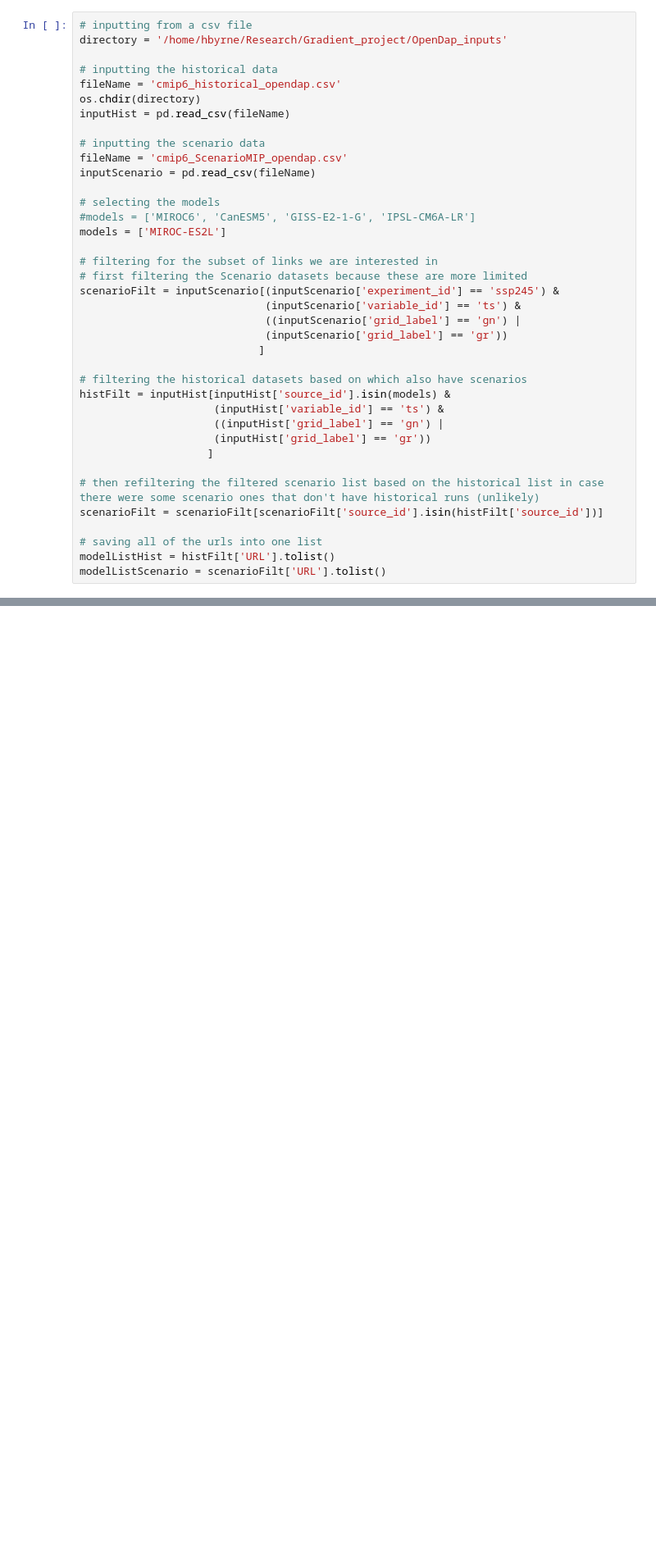
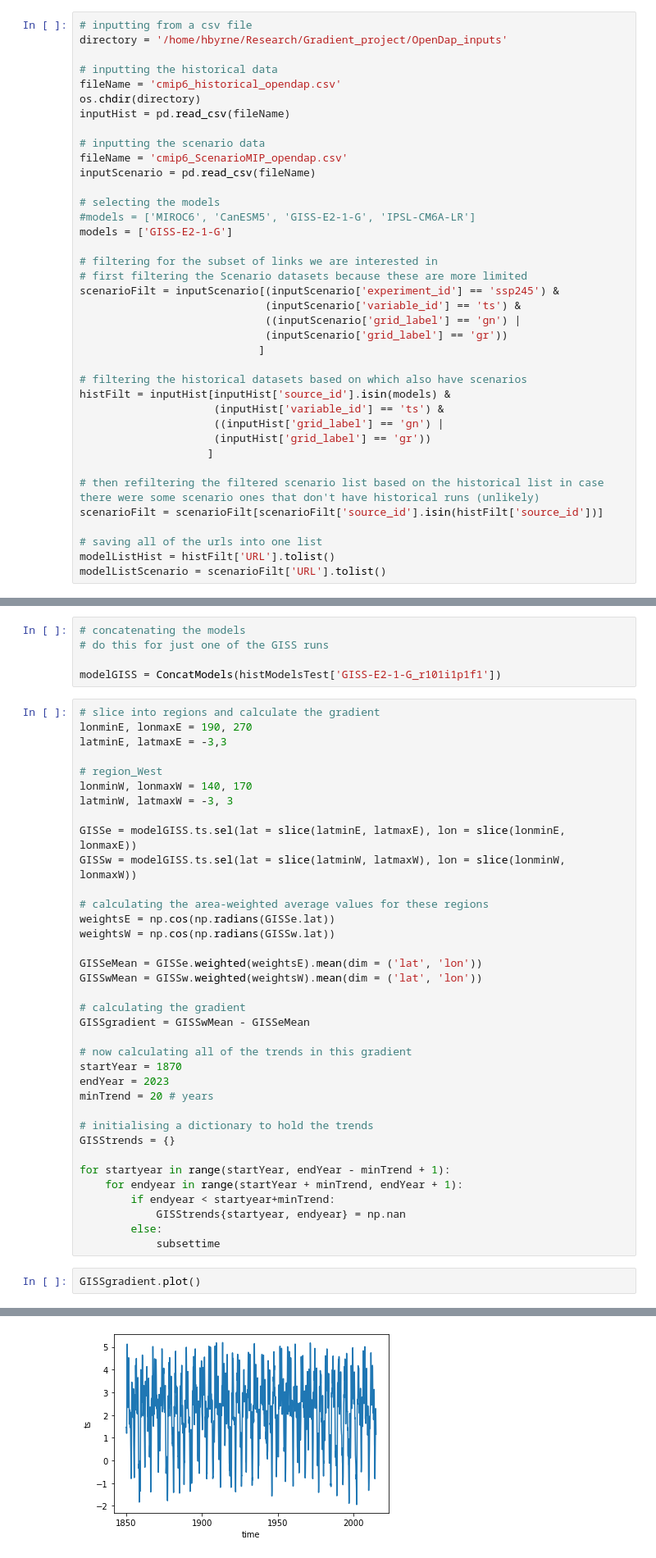
Before and after one commit to hanbyrne1995/gradient_project, a Jupyter notebook: LE_sandbox.ipynb, the cells around one changed output, grey strips where cells are left out. Shown at 82% size. Saved outputs shown, nothing was run; the diff lists cells and outputs as text; blank space fills up the shorter version.

```diff
--- a/LE_sandbox.ipynb
+++ b/LE_sandbox.ipynb
@@ -48,7 +45,7 @@ inputScenario = pd.read_csv(fileName)
 
 # selecting the models
 #models = ['MIROC6', 'CanESM5', 'GISS-E2-1-G', 'IPSL-CM6A-LR']
-models = ['MIROC-ES2L']
+models = ['GISS-E2-1-G']
 
 # filtering for the subset of links we are interested in
 # first filtering the Scenario datasets because these are more limited
@@ -310,0 +310,44 @@ dfGrouped
+# %%
+# concatenating the models
+# do this for just one of the GISS runs
+
+modelGISS = ConcatModels(histModelsTest['GISS-E2-1-G_r101i1p1f1'])
+# %%
+# slice into regions and calculate the gradient
+lonminE, lonmaxE = 190, 270
+latminE, latmaxE = -3,3
+
+# region_West
+lonminW, lonmaxW = 140, 170
+latminW, latmaxW = -3, 3
+
+GISSe = modelGISS.ts.sel(lat = slice(latminE, latmaxE), lon = slice(lonminE, lonmaxE))
+GISSw = modelGISS.ts.sel(lat = slice(latminW, latmaxW), lon = slice(lonminW, lonmaxW))
+
+# calculating the area-weighted average values for these regions
+weightsE = np.cos(np.radians(GISSe.lat))
+weightsW = np.cos(np.radians(GISSw.lat))
+
+GISSeMean = GISSe.weighted(weightsE).mean(dim = ('lat', 'lon'))
+GISSwMean = GISSw.weighted(weightsW).mean(dim = ('lat', 'lon'))
+
+# calculating the gradient
+GISSgradient = GISSwMean - GISSeMean
+
+# now calculating all of the trends in this gradient
+startYear = 1870
+endYear = 2023
+minTrend = 20 # years
+
+# initialising a dictionary to hold the trends
+GISStrends = {}
+
+for startyear in range(startYear, endYear - minTrend + 1):
+    for endyear in range(startYear + minTrend, endYear + 1):
+        if endyear < startyear+minTrend:
+            GISStrends{startyear, endyear} = np.nan
+        else:
+            subsettime
+# %%
+GISSgradient.plot()
+# %% [output]
@@ -310,0 +355 @@ dfGrouped
+[figure, added]
```
Also changed, not shown: parts of 4 cells of this notebook.
